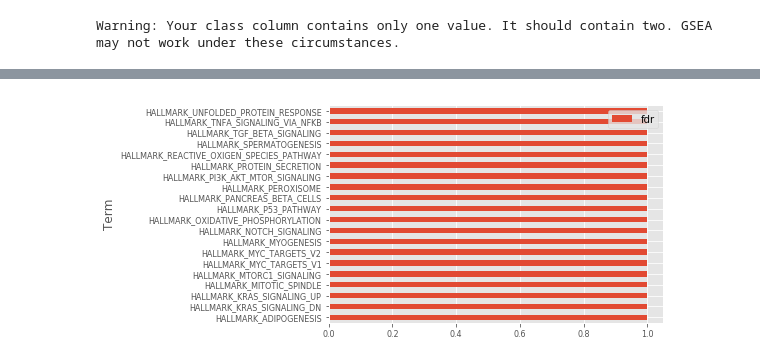
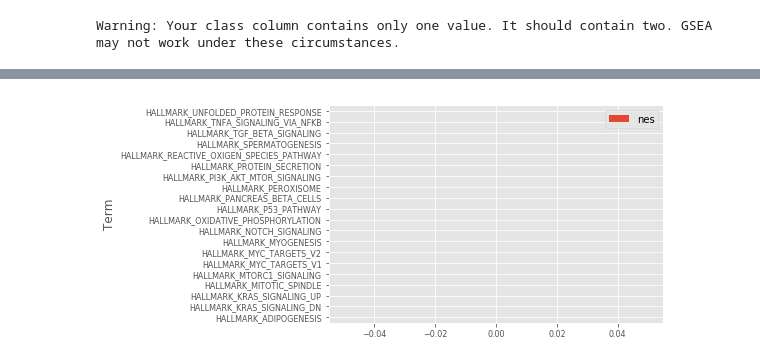
Before and after one commit to ucsd-ccbb/network_bio_toolkit, a Jupyter notebook: notebooks/gsea_notebooks/Mikaylas_Filter_samples.ipynb, the cells around one changed output, grey strips where cells are left out. Drawn from its saved outputs; the diff is of its cells as text; code cells hidden in the pictures.

Commit message:
gsea and geeral pipeline updates

```diff
--- a/notebooks/gsea_notebooks/Mikaylas_Filter_samples.ipynb
+++ b/notebooks/gsea_notebooks/Mikaylas_Filter_samples.ipynb
@@ -29,6 +29,13 @@ class PrepGsea:
         if display_df_meta == True: # recommended so that you can see your class and control choices
             print "Meta DataFrame: "
             display(self.df_meta)
+
+    def check_list(self, curr_list):
+        first = curr_list[0]
+        for obj in curr_list:
+            if obj != first:
+                return True
+        return False
 
     def choose_class_col(self, sample_col_name = 'sample'):
 
@@ -128,10 +135,10 @@ class PrepGsea:
             focal_samples = list(self.df_expression)  # header
 
             # filter netafile by samples
-            self.df_meta = df_meta[df_meta[sample_col_name].isin(focal_samples)]
+            self.df_meta = self.df_meta[self.df_meta[sample_col_name].isin(focal_samples)]
 
             # filter metafile by controls
-            for key, value in controls.iteritems():
+            for key, value in self.controls.iteritems():
                 self.df_meta = self.df_meta[self.df_meta[key]==value]
 
             print "Expression file before filtering: " + str(self.df_expression.shape)
@@ -152,13 +159,13 @@ class PrepGsea:
             cap_gene = [str(g).upper() for g in self.df_expression.index.tolist()] # cap the genes
             self.df_expression['Name'] = cap_gene                                  # create a new column
             self.df_expression = self.df_expression[['Name'] + real_focal_samples] # put the 'Name' column at front
-            self.df_expression.index = range(0,len(df_expression))                 # number the rows
+            self.df_expression.index = range(0,len(self.df_expression))                 # number the rows
 
             print "\nFiltered expression file: " + str(self.df_expression.shape)
             display(self.df_expression.head())
 
             self.cls_list = self.samp_to_class[class_name].tolist()
-            if check_list(self.cls_list) == False:
+            if self.check_list(self.cls_list) == False:
                 print '\nWarning: Your class column contains only one value. It should contain two. GSEA may not work under these circumstances.'
 
     def call_gsea(self,
@@ -188,13 +195,6 @@ class PrepGsea:
         with plt.style.context(style_content):
             gsea_results = gsea_results.reset_index()
             gsea_results.head(top).plot.barh(y = y, x = x, fontsize = fontsize)
-
-    def check_list(curr_list):
-        first = curr_list[0]
-        for obj in curr_list:
-            if obj != first:
-                return True
-        return False
 # %% [markdown]
 ## User Preferences for Metafile Filtering
 # %%
@@ -331,6 +333,6 @@ This may take a few minutes.
 | HALLMARK_MITOTIC_SPINDLE | NaN | 0.0 | 0.0 | 1.0 | 200 | 189 | CENPE,BIRC5,ECT2,NUSAP1,CENPF,PRC... |
 | HALLMARK_MTORC1_SIGNALING | NaN | 0.0 | 0.0 | 1.0 | 200 | 188 | VLDLR,AURKA,IGFBP5,BTG2,BHLHE40,F... |
 # %%
-gsea_prepper.plot_gsea(style_content = 'ggplot', top = 20, y = 'fdr', x = 'Term', fontsize = 8)
+gsea_prepper.plot_gsea(style_content = 'ggplot', top = 20, y = 'nes', x = 'Term', fontsize = 8)
 # %% [output]
-[figure, old version]
+[figure, new version]
```
Also changed, not shown: parts of 4 cells of this notebook, 5 other files.
